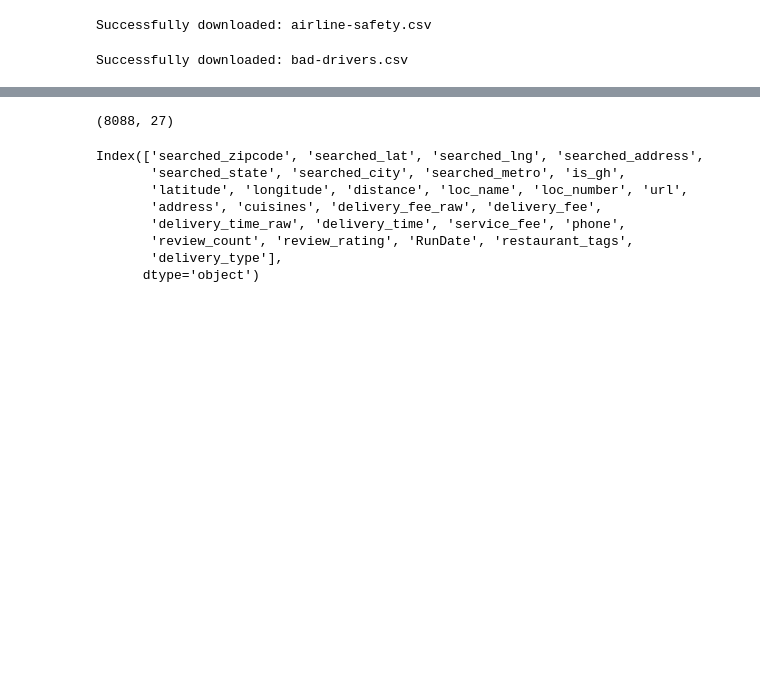
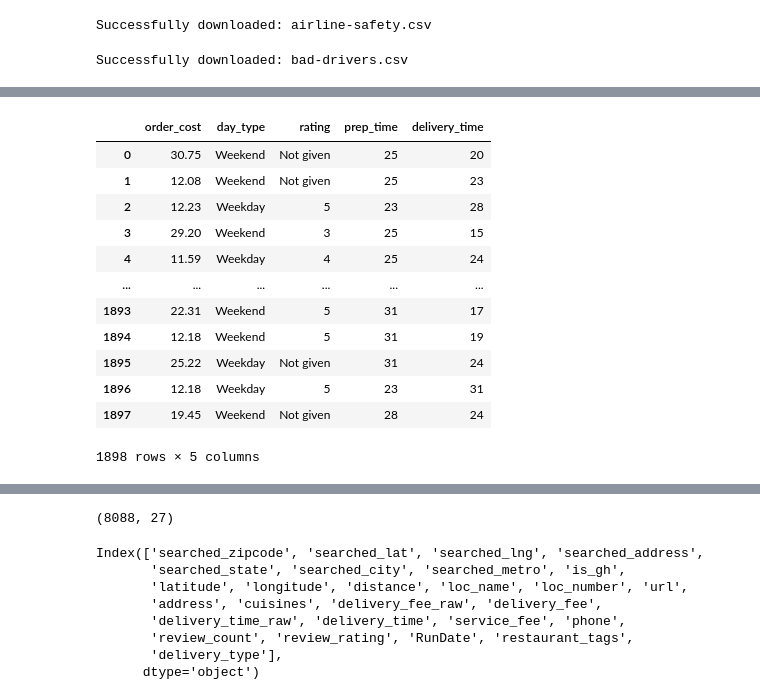
Before and after one commit to COGS108/Group111_WI26, a Jupyter notebook: 02-EDACheckpoint.ipynb, the cells around one changed output, grey strips where cells are left out. Cells and saved outputs as stored; diff of their text form; code cells hidden in the pictures; blank space fills up the shorter version.

```diff
--- a/02-EDACheckpoint.ipynb
+++ b/02-EDACheckpoint.ipynb
@@ -93,0 +158,4 @@ Successfully downloaded: bad-drivers.csv
+# %%
+drop_cols = ['order_id', 'customer_id', 'restaurant_name', 'cuisine_type']
+foodhub = foodhub.drop(columns = drop_cols)
+foodhub.head()
@@ -93,0 +169,24 @@ Successfully downloaded: bad-drivers.csv
+# %%
+rename_cols = {
+    'cost_of_the_order': 'order_cost',
+    'day_of_the_week': 'day_type',
+    'food_preparation_time': 'prep_time',
+    'delivery_time': 'delivery_time',
+    'rating': 'rating'
+}
+foodhub = foodhub.rename(columns = rename_cols)
+foodhub
+# %% [output]
+|  | order_cost | day_type | rating | prep_time | delivery_time |
+| 0 | 30.75 | Weekend | Not given | 25 | 20 |
+| 1 | 12.08 | Weekend | Not given | 25 | 23 |
+| 2 | 12.23 | Weekday | 5 | 23 | 28 |
+| 3 | 29.20 | Weekend | 3 | 25 | 15 |
+| 4 | 11.59 | Weekday | 4 | 25 | 24 |
+| ... | ... | ... | ... | ... | ... |
+| 1893 | 22.31 | Weekend | 5 | 31 | 17 |
+| 1894 | 12.18 | Weekend | 5 | 31 | 19 |
+| 1895 | 25.22 | Weekday | Not given | 31 | 24 |
+| 1896 | 12.18 | Weekday | 5 | 23 | 31 |
+| 1897 | 19.45 | Weekend | Not given | 28 | 24 |
+1898 rows × 5 columns
```
Also changed, not shown: parts of 20 cells of this notebook.
